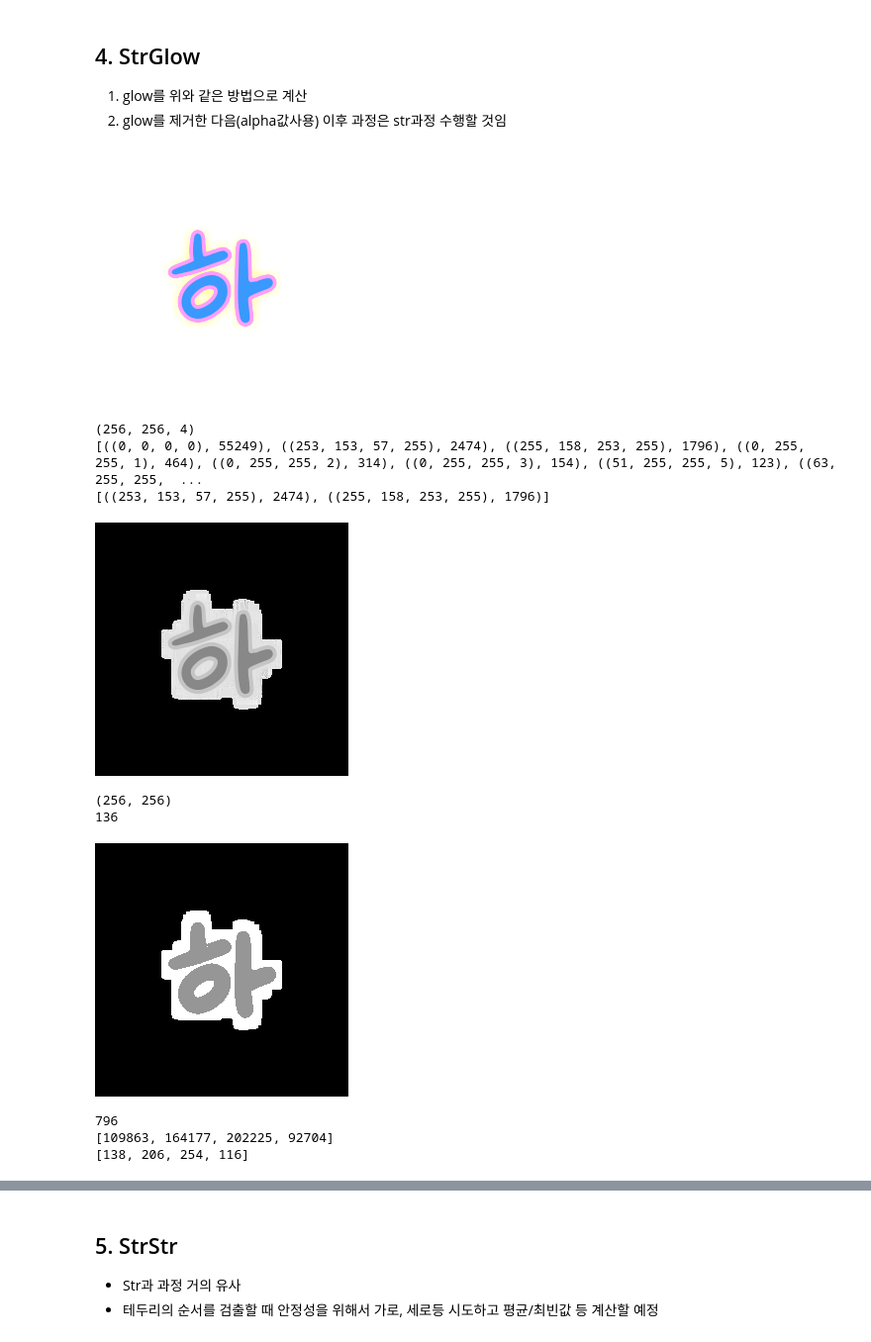
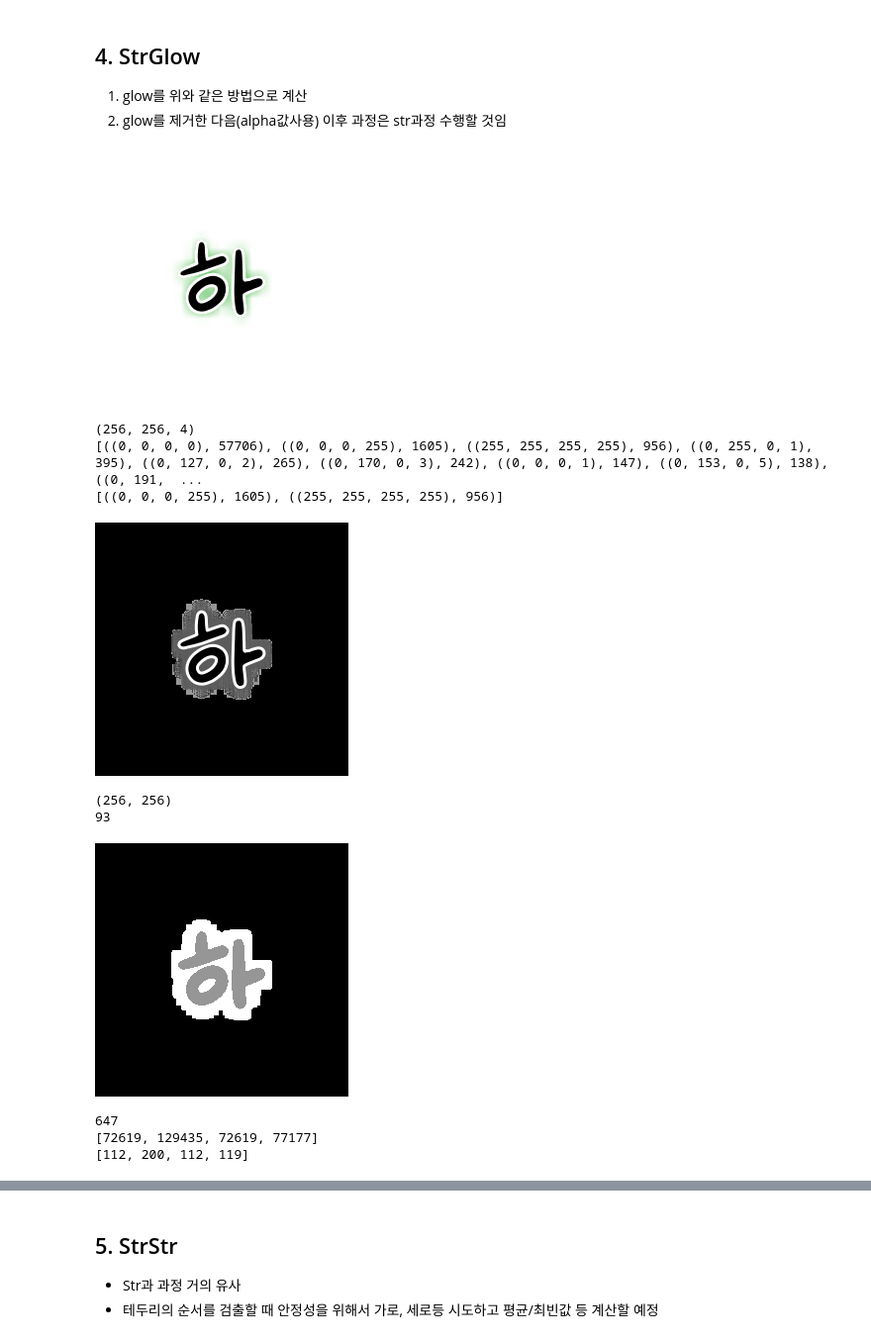
Before and after one commit to min02choi/Style-Color-Detect, a Jupyter notebook: color_detect.ipynb, the cells around one changed output, grey strips where cells are left out. Shown at 99% size. Drawn from its saved outputs; the diff is of its cells as text; code cells hidden in the pictures.

```diff
--- a/color_detect.ipynb
+++ b/color_detect.ipynb
@@ -602,43 +602,43 @@ print(detect_color)
 # %%
 # strglow
 
-image = cv2.imread('온글잎 메리마체_하_129_strglow.png', cv2.IMREAD_UNCHANGED)
+image = cv2.imread('온글잎 메리마체_하_105_strglow.png', cv2.IMREAD_UNCHANGED)
 
 cv2_imshow(image)
 
 hist = []
 print(image.shape)
 # print(image.size / 3)
 
 # 각 픽셀의 화소값
 for i in range(image.shape[0]):
   for j in range(image.shape[1]):
     hist.append(tuple(image[i, j]))
 
 # 픽셀 색상별 등장 횟수 계산
 color_counts = {}
 for color in hist:
     if color in color_counts:
         color_counts[color] += 1
     else:
         color_counts[color] = 1
 
 sorted_colors = sorted(color_counts.items(), key=lambda x: x[1], reverse=True)
 # sorted_colors = sorted(color_counts.items(), key=lambda x: x[0][3], reverse=True)   # 알파 값으로 정렬
 print(sorted_colors)
 
 
 image_colors = sorted_colors[1:3]   # 테두리 or 텍스트 색
 print(image_colors)
 
 # # 결과 출력 - 임시
 # print("텍스트 색상(BGR):", sorted_colors[1])
 # print("테두리 색상(BGR):", sorted_colors[2])
 # %% [output]
-[figure, old version]
+[figure, new version]
 (256, 256, 4)
-[((0, 0, 0, 0), 55249), ((253, 153, 57, 255), 2474), ((255, 158, 253, 255), 1796), ((0, 255, 255, 1), 464), ((0, 255, 255, 2), 314), ((0, 255, 255, 3), 154), ((51, 255, 255, 5), 123), ((63, 255, 255,  ...
-[((253, 153, 57, 255), 2474), ((255, 158, 253, 255), 1796)]
+[((0, 0, 0, 0), 57706), ((0, 0, 0, 255), 1605), ((255, 255, 255, 255), 956), ((0, 255, 0, 1), 395), ((0, 127, 0, 2), 265), ((0, 170, 0, 3), 242), ((0, 0, 0, 1), 147), ((0, 153, 0, 5), 138), ((0, 191,  ...
+[((0, 0, 0, 255), 1605), ((255, 255, 255, 255), 956)]
 # %%
 # 알파 값을 채널로 빼서 이미지 출력
 
@@ -659,10 +659,10 @@ for i in range(image.shape[0]):
 
 cv2_imshow(alpha_image)
 # %% [output]
-[figure, old version]
+[figure, new version]
 (256, 256)
-136
+93
-[figure, old version]
+[figure, new version]
 # %%
 # glow랑 동일한 방법
 
@@ -692,9 +692,9 @@ for i in range(len(color_bgr)):
 
 print(avg_color)    # 일단 이거라고 칠게
 # %% [output]
-796
-[109863, 164177, 202225, 92704]
-[138, 206, 254, 116]
+647
+[72619, 129435, 72619, 77177]
+[112, 200, 112, 119]
 # %%
 # 알파값 영역 제거.. 가 아니라 고려 안하고 계산하면 되긴 하겠구나
 # str코드 - 색의 순서 파악
```
Also changed, not shown: parts of 11 cells of this notebook.
